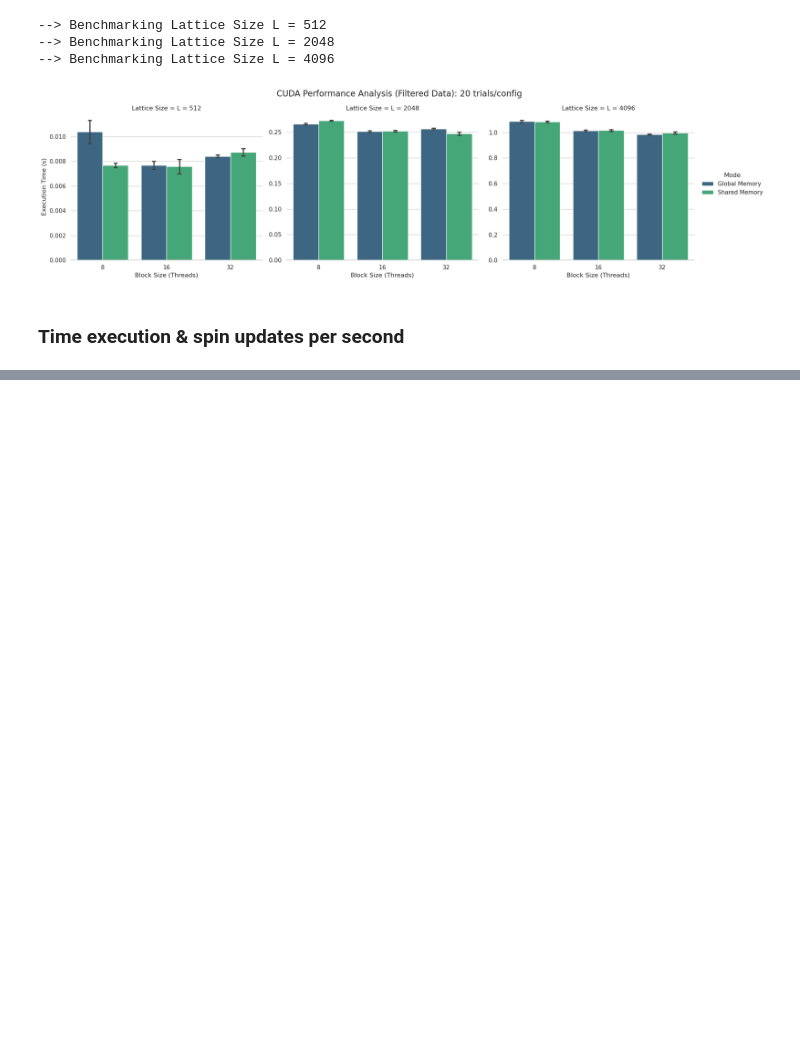
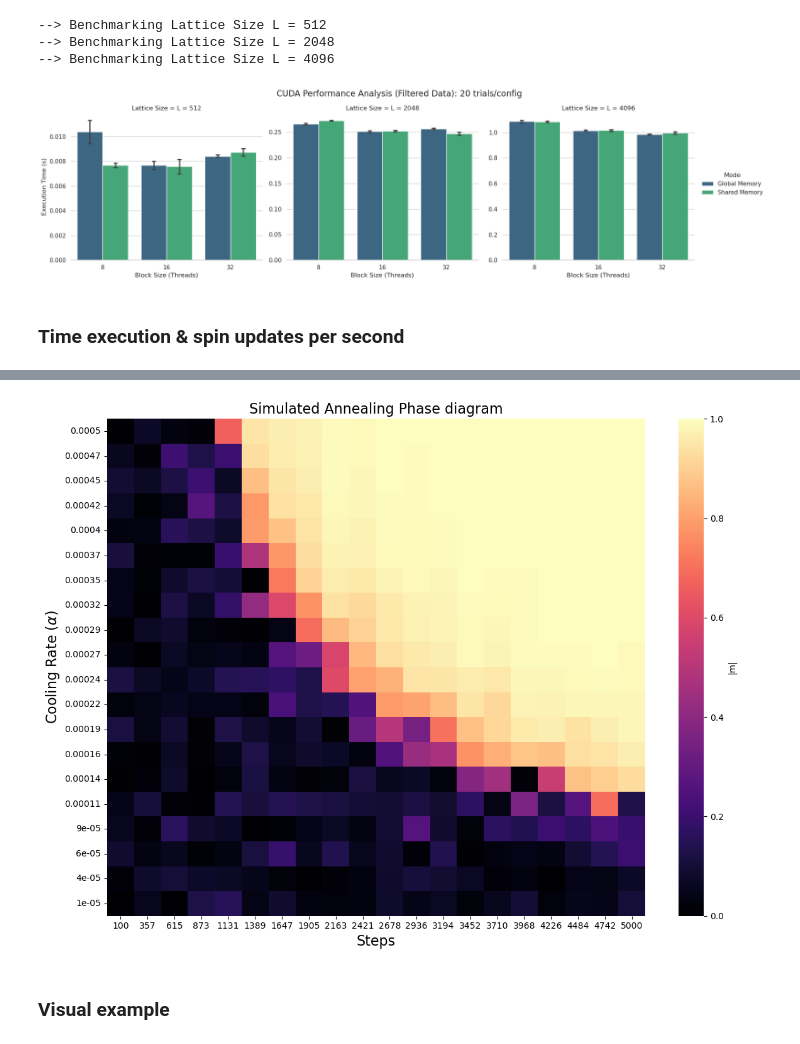
Before and after one commit to WilliamConte/Ising2D_with_CUDA, a Jupyter notebook: benchmarks.ipynb, the cells around one changed output, grey strips where cells are left out. Drawn from its saved outputs; the diff is of its cells as text; code cells hidden in the pictures; blank space fills up the shorter version.

Commit message:
Added simulated annealing tractation. Need to fix and do a better code for final delivery.

```diff
--- a/benchmarks.ipynb
+++ b/benchmarks.ipynb
@@ -609,0 +752,30 @@ df_results = df.groupby(['Mode','L'])['Time'].mean()
+# %%
+# Plots
+plt.figure(figsize=(12, 9))
+
+# Set labeles ticks
+x_labels = np.round(steps_values, 0).astype(int)
+y_labels = np.round(alpha_values, 5)
+
+sns.heatmap(
+    M_grid,
+    xticklabels=x_labels,
+    yticklabels=y_labels,
+    cmap="magma",
+    cbar_kws={'label': '|m|'},
+    vmin=0, vmax=1          # color scale between 0 and 1
+)
+
+plt.title("Simulated Annealing Phase diagram", fontsize = 16)
+plt.xlabel("Steps", fontsize = 16)
+plt.ylabel(r"Cooling Rate ($\alpha$)", fontsize = 16)
+
+# IMPORTANTE: Mettiamo i valori piccoli di Alpha (lenti) in basso
+plt.gca().invert_yaxis()
+
+plt.tight_layout()
+plt.show()
+# %% [output]
+[figure, added]
+# %% [markdown]
+### Visual example
```
Also changed, not shown: parts of 12 cells of this notebook.
